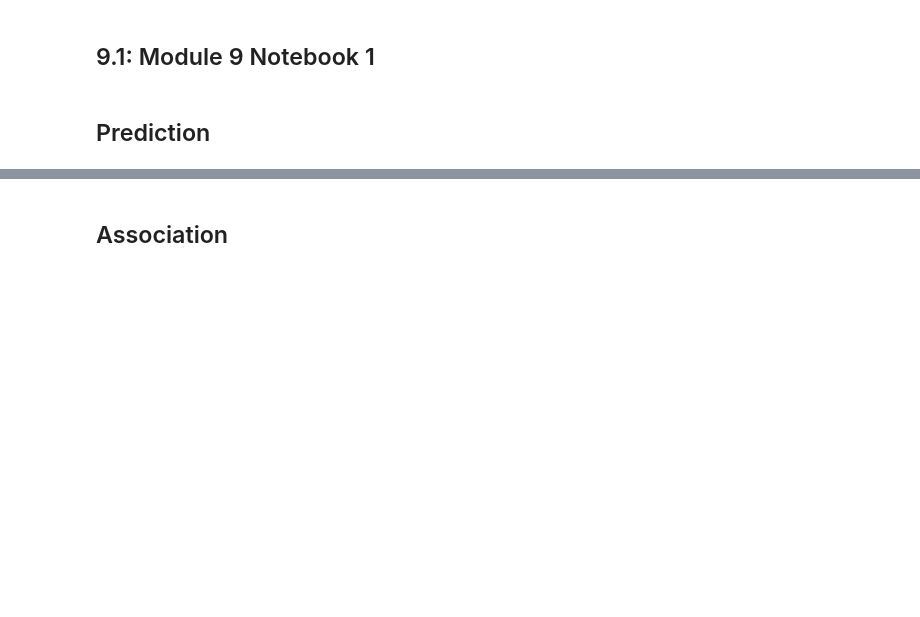
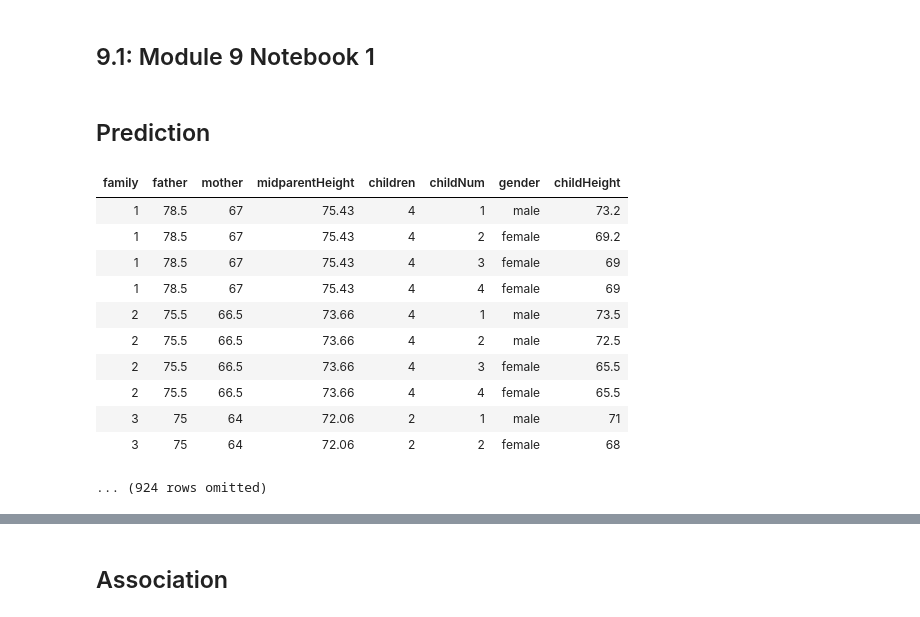
Before and after one commit to pmugambi/cs108-fa22, a Jupyter notebook: module9/9-in_class_code_and_data/9.1 - Prediction, Association, and Correlation.ipynb, the cells around one changed output, grey strips where cells are left out. Drawn from its saved outputs; the diff is of its cells as text; code cells hidden in the pictures; blank space fills up the shorter version.

```diff
--- a/module9/9-in_class_code_and_data/9.1 - Prediction, Association, and Correlation.ipynb
+++ b/module9/9-in_class_code_and_data/9.1 - Prediction, Association, and Correlation.ipynb
@@ -23,6 +23,20 @@ plots.style.use('fivethirtyeight')
 # %%
 #First, we load the data
 galton = Table.read_table('galton.csv')
+galton
+# %% [output]
+| family | father | mother | midparentHeight | children | childNum | gender | childHeight |
+| 1 | 78.5 | 67 | 75.43 | 4 | 1 | male | 73.2 |
+| 1 | 78.5 | 67 | 75.43 | 4 | 2 | female | 69.2 |
+| 1 | 78.5 | 67 | 75.43 | 4 | 3 | female | 69 |
+| 1 | 78.5 | 67 | 75.43 | 4 | 4 | female | 69 |
+| 2 | 75.5 | 66.5 | 73.66 | 4 | 1 | male | 73.5 |
+| 2 | 75.5 | 66.5 | 73.66 | 4 | 2 | male | 72.5 |
+| 2 | 75.5 | 66.5 | 73.66 | 4 | 3 | female | 65.5 |
+| 2 | 75.5 | 66.5 | 73.66 | 4 | 4 | female | 65.5 |
+| 3 | 75 | 64 | 72.06 | 2 | 1 | male | 71 |
+| 3 | 75 | 64 | 72.06 | 2 | 2 | female | 68 |
+... (924 rows omitted)
 # %%
 # Now, let's read only the heights columns
 heights = Table().with_columns(
```
Also changed, not shown: parts of 4 cells of this notebook, 6 other files.
